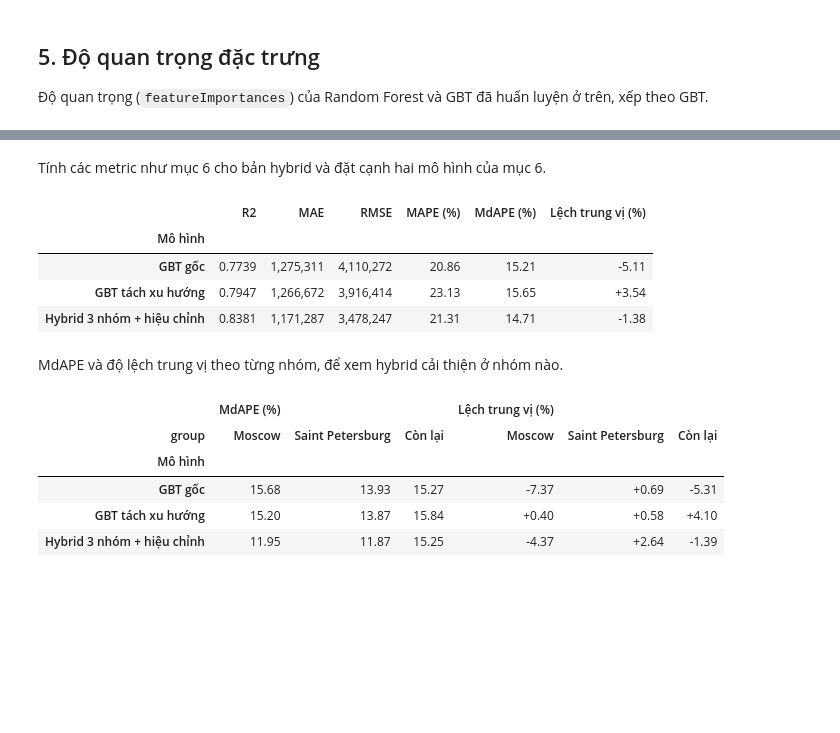
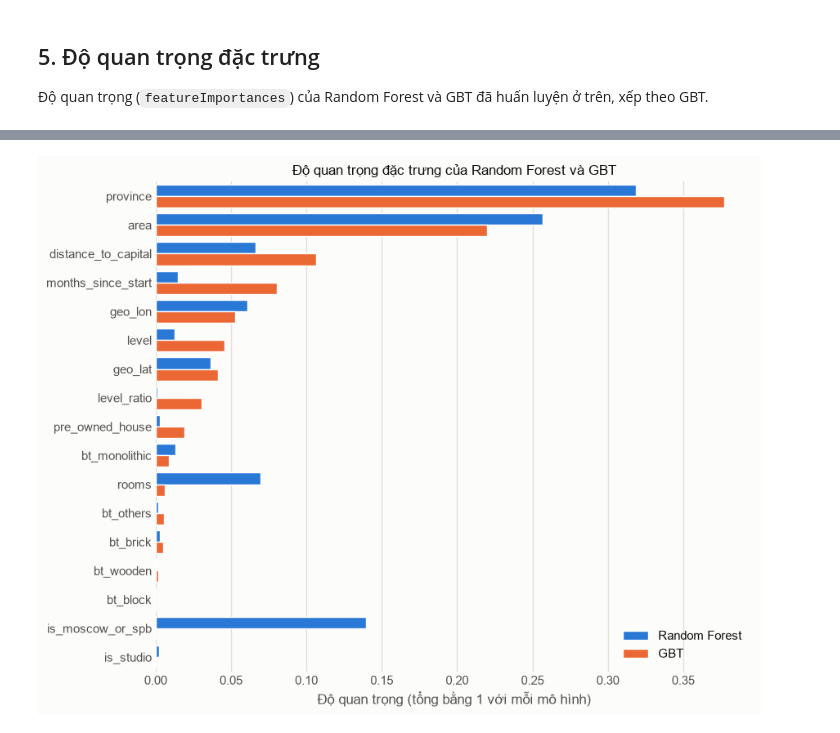
Before and after one commit to thiennguyen37-qn/Russian_Real_Estate, a Jupyter notebook: notebooks/04_modeling.ipynb, the cells around one changed output, grey strips where cells are left out. Drawn from its saved outputs; the diff is of its cells as text; code cells hidden in the pictures; blank space fills up the shorter version.

```diff
--- a/notebooks/04_modeling.ipynb
+++ b/notebooks/04_modeling.ipynb
@@ -209,17 +108,0 @@ Bước 2: GBT học phần còn lại log(`price`) − chỉ số tháng và kh
-# %%
-idx_df = spark.createDataFrame([(m, float(v)) for m, v in enumerate(month_index)], ["months_since_start", "month_idx"])
-train_resid = (train_gbt.join(F.broadcast(idx_df), "months_since_start")
-                        .withColumn("resid", F.col("label") - F.col("month_idx")))
-
-def gbt_pipeline(features, label):
-    return Pipeline(stages=[
-        StringIndexer(inputCol="province", outputCol="province_idx", handleInvalid="keep"),
-        VectorAssembler(inputCols=features + ["province_idx"], outputCol="features"),
-        GBTRegressor(featuresCol="features", labelCol=label, maxIter=30, maxDepth=6, maxBins=128, seed=42)])
-
-gbt_models = {}
-for name, features, label, data in [("GBT gốc", FEATS + ["months_since_start"], "label", train_gbt),
-                                    ("GBT tách xu hướng", FEATS, "resid", train_resid)]:
-    t0 = time.time()
-    gbt_models[name] = gbt_pipeline(features, label).fit(data)
-    print(f"{name}: xong sau {time.time() - t0:.0f}s")
@@ -334,34 +109,28 @@ predictions_grp[HYBRID] = reduce(DataFrame.unionByName, [
-# %% [markdown]
-Tính các metric như mục 6 cho bản hybrid và đặt cạnh hai mô hình của mục 6.
-# %%
-hybrid_metrics = pd.DataFrame([{"Mô hình": HYBRID, **evaluate_with_median(predictions_grp[HYBRID])}]).set_index("Mô hình")
-all_metrics = pd.concat([gbt_metrics, hybrid_metrics])
-all_metrics.style.format({"R2": "{:.4f}", "MAE": "{:,.0f}", "RMSE": "{:,.0f}", "MAPE (%)": "{:.2f}",
-                          "MdAPE (%)": "{:.2f}", "Lệch trung vị (%)": "{:+.2f}"})
-# %% [output]
-|  | R2 | MAE | RMSE | MAPE (%) | MdAPE (%) | Lệch trung vị (%) |
-| Mô hình |  |  |  |  |  |  |
-| GBT gốc | 0.7739 | 1,275,311 | 4,110,272 | 20.86 | 15.21 | -5.11 |
-| GBT tách xu hướng | 0.7947 | 1,266,672 | 3,916,414 | 23.13 | 15.65 | +3.54 |
-| Hybrid 3 nhóm + hiệu chỉnh | 0.8381 | 1,171,287 | 3,478,247 | 21.31 | 14.71 | -1.38 |
-# %% [markdown]
-MdAPE và độ lệch trung vị theo từng nhóm, để xem hybrid cải thiện ở nhóm nào.
-# %%
-def median_errors_by_group(pred):
-    rel = F.col("pred_price") / F.col("price")
-    return (pred.groupBy("group")
-                .agg((100 * F.percentile_approx(F.abs(rel - 1), 0.5, 10000)).alias("MdAPE (%)"),
-                     (100 * (F.percentile_approx(rel, 0.5, 10000) - 1)).alias("Lệch trung vị (%)"))
-                .toPandas())
-
-group_metrics = (pd.concat([median_errors_by_group(pred).assign(**{"Mô hình": name}) for name, pred in predictions_grp.items()])
-                   .pivot_table(index="Mô hình", columns="group", values=["MdAPE (%)", "Lệch trung vị (%)"], sort=False)
-                   .reindex(columns=GROUPS, level=1))
-group_metrics.style.format("{:.2f}").format("{:+.2f}", subset=["Lệch trung vị (%)"])
-# %% [output]
-|  | MdAPE (%) |  |  | Lệch trung vị (%) |  |  |
-| group | Moscow | Saint Petersburg | Còn lại | Moscow | Saint Petersburg | Còn lại |
-| Mô hình |  |  |  |  |  |  |
-| GBT gốc | 15.68 | 13.93 | 15.27 | -7.37 | +0.69 | -5.31 |
-| GBT tách xu hướng | 15.20 | 13.87 | 15.84 | +0.40 | +0.58 | +4.10 |
-| Hybrid 3 nhóm + hiệu chỉnh | 11.95 | 11.87 | 15.25 | -4.37 | +2.64 | -1.39 |
+# %%
+import matplotlib.pyplot as plt
+import seaborn as sns
+
+sns.set_theme(style="white", rc={
+    "figure.facecolor": "#fcfcfb", "axes.facecolor": "#fcfcfb",
+    "axes.edgecolor": "#c3c2b7", "grid.color": "#e1e0d9",
+    "text.color": "#0b0b0b", "axes.labelcolor": "#52514e",
+    "xtick.color": "#52514e", "ytick.color": "#52514e",
+})
+importance = (pd.DataFrame({name: fitted[name].featureImportances.toArray() for name in ["Random Forest", "GBT"]},
+                           index=[f.removesuffix("_idx") for f in FEATURES])
+                .sort_values("GBT", ascending=False))
+imp_long = importance.rename_axis("feature").reset_index().melt(id_vars="feature", var_name="model", value_name="importance")
+
+fig, ax = plt.subplots(figsize=(9, 7))
+sns.barplot(data=imp_long, x="importance", y="feature", hue="model", hue_order=["Random Forest", "GBT"],
+            palette={"Random Forest": "#2a78d6", "GBT": "#eb6834"}, saturation=1, ax=ax)
+ax.set(xlabel="Độ quan trọng (tổng bằng 1 với mỗi mô hình)", ylabel=None, title="Độ quan trọng đặc trưng của Random Forest và GBT")
+ax.legend(title=None, frameon=False, loc="lower right")
+ax.grid(axis="x", linewidth=1)
+ax.set_axisbelow(True)
+ax.tick_params(length=0)
+sns.despine(left=True, bottom=True)
+plt.tight_layout()
+plt.show()
+# %% [output]
+[figure, added]
```
Also changed, not shown: parts of 50 cells of this notebook.
